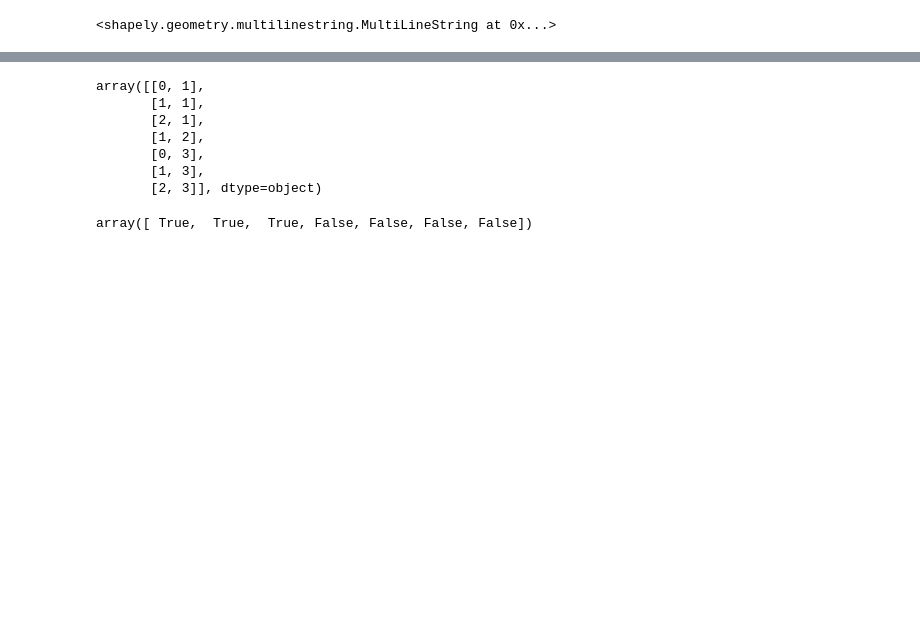
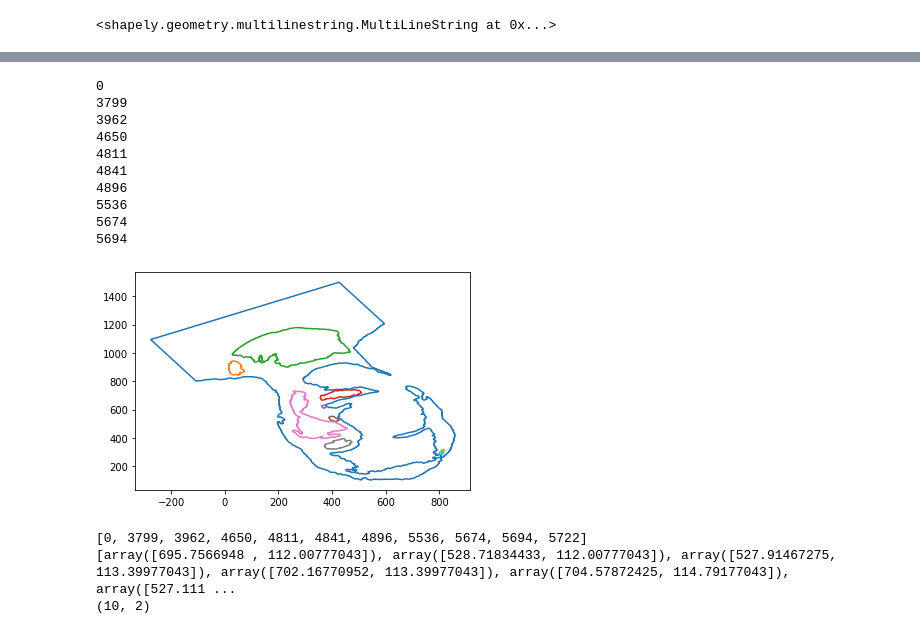
Before and after one commit to ejbosia/drawbot, a Jupyter notebook: python/Zig Zag - Shapely.ipynb, the cells around one changed output, grey strips where cells are left out. Drawn from its saved outputs; the diff is of its cells as text; code cells hidden in the pictures; blank space fills up the shorter version.

```diff
--- a/python/Zig Zag - Shapely.ipynb
+++ b/python/Zig Zag - Shapely.ipynb
@@ -441,0 +300,42 @@ print(pts)
+# %%
+for i in range(1, len(contour_indices)):
+
+    start = contour_indices[i-1]
+    end = contour_indices[i]
+
+    print(start)
+
+    X = []
+    Y = []
+
+    for p in list(all_points)[start:end]:
+        X.append(p[0])
+        Y.append(p[1])
+
+    plt.plot(X,Y)
+# %% [output]
+0
+3799
+3962
+4650
+4811
+4841
+4896
+5536
+5674
+5694
+[figure, added]
+# %%
+print(contour_indices)
+
+result = fill_path_numba(np.array(all_points), np.array(contour_indices))
+
+pts = 0
+for path in result:
+    plot_path(list(path))
+    pts += len(path)
+print(pts)
+# %% [output]
+[0, 3799, 3962, 4650, 4811, 4841, 4896, 5536, 5674, 5694, 5722]
+[array([695.7566948 , 112.00777043]), array([528.71834433, 112.00777043]), array([527.91467275, 113.39977043]), array([702.16770952, 113.39977043]), array([704.57872425, 114.79177043]), array([527.111 ...
+(10, 2)
@@ -445,14 +371,0 @@ x = np.array(x, dtype=list)
-# %%
-x
-# %% [output]
-array([[0, 1],
-       [1, 1],
-       [2, 1],
-       [1, 2],
-       [0, 3],
-       [1, 3],
-       [2, 3]], dtype=object)
-# %%
-x[:,1]==1
-# %% [output]
-array([ True,  True,  True, False, False, False, False])
```
Also changed, not shown: parts of 25 cells of this notebook, 2 other files.
